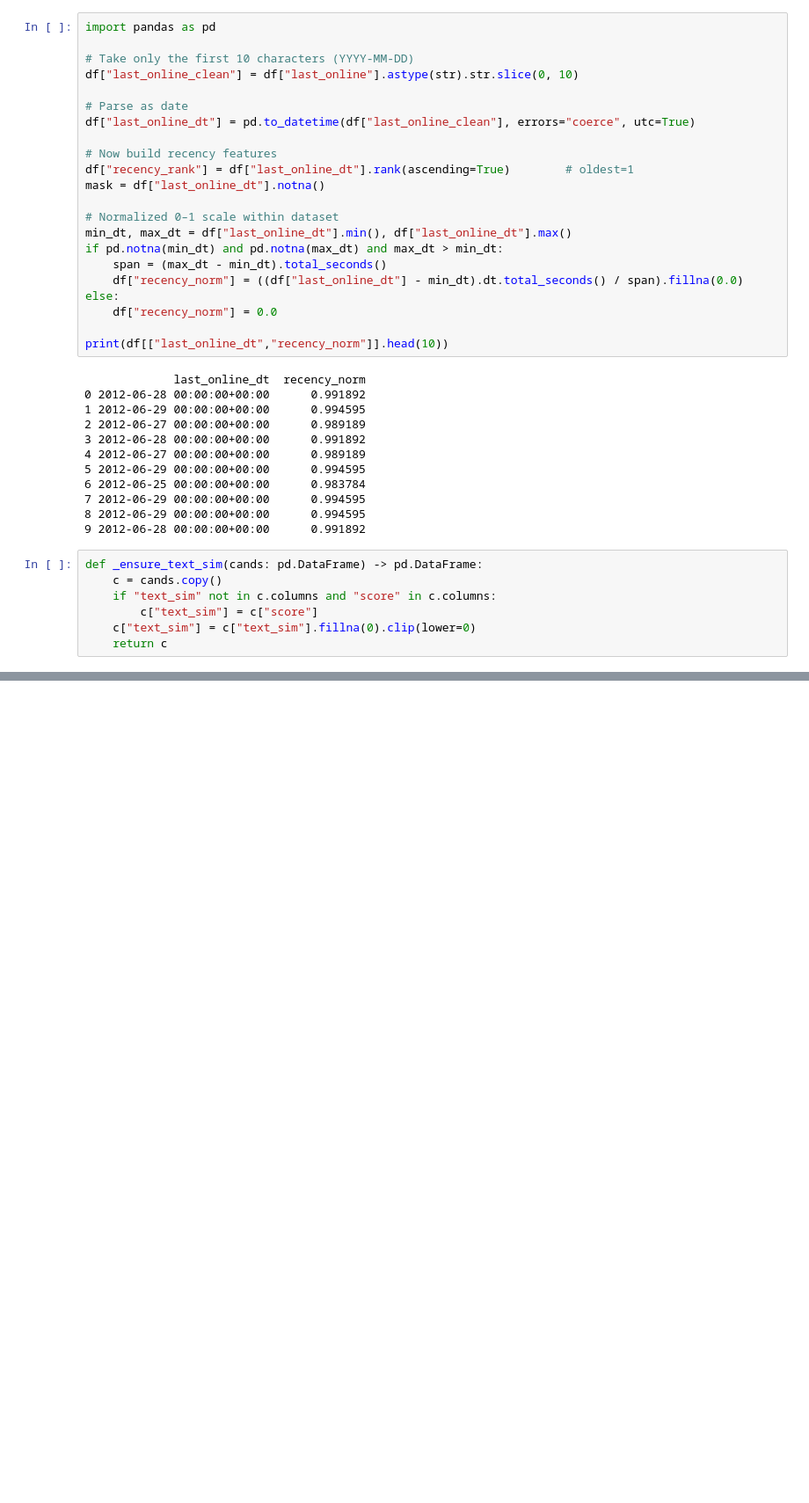
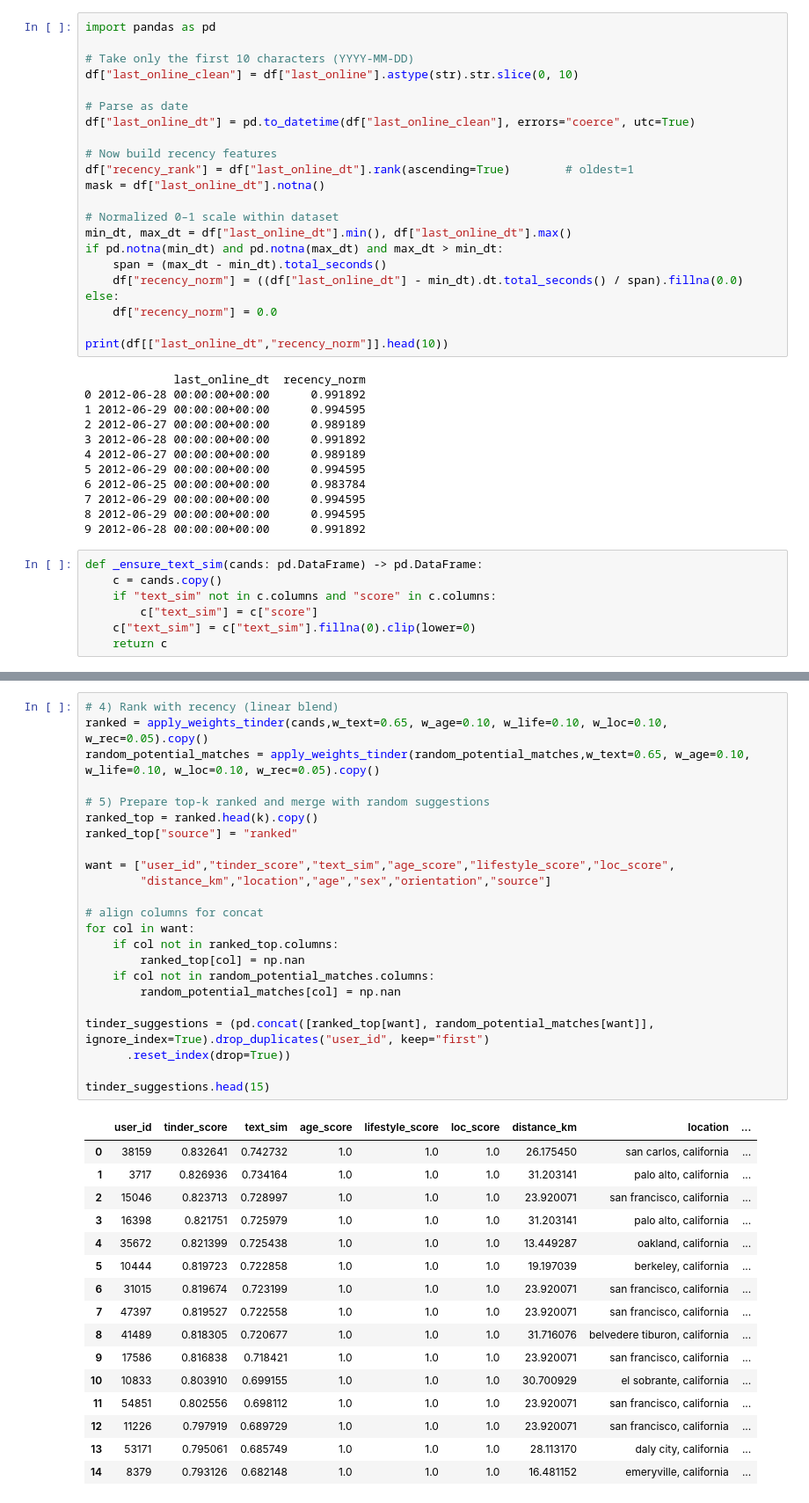
Before and after one commit to KrishaVeera/Decoding-the-Dating-Game, a Jupyter notebook: tinder_algo.ipynb, the cells around one changed output, grey strips where cells are left out. Shown at 88% size. Drawn from its saved outputs; the diff is of its cells as text; blank space fills up the shorter version.

```diff
--- a/tinder_algo.ipynb
+++ b/tinder_algo.ipynb
@@ -129,0 +257,40 @@ After age rule: 1126
+# %%
+# 4) Rank with recency (linear blend)
+ranked = apply_weights_tinder(cands,w_text=0.65, w_age=0.10, w_life=0.10, w_loc=0.10, w_rec=0.05).copy()
+random_potential_matches = apply_weights_tinder(random_potential_matches,w_text=0.65, w_age=0.10, w_life=0.10, w_loc=0.10, w_rec=0.05).copy()
+
+# 5) Prepare top-k ranked and merge with random suggestions
+ranked_top = ranked.head(k).copy()
+ranked_top["source"] = "ranked"
+
+want = ["user_id","tinder_score","text_sim","age_score","lifestyle_score","loc_score",
+        "distance_km","location","age","sex","orientation","source"]
+
+# align columns for concat
+for col in want:
+    if col not in ranked_top.columns:
+        ranked_top[col] = np.nan
+    if col not in random_potential_matches.columns:
+        random_potential_matches[col] = np.nan
+
+tinder_suggestions = (pd.concat([ranked_top[want], random_potential_matches[want]], ignore_index=True).drop_duplicates("user_id", keep="first")
+      .reset_index(drop=True))
+
+tinder_suggestions.head(15)
+# %% [output]
+|  | user_id | tinder_score | text_sim | age_score | lifestyle_score | loc_score | distance_km | location | ... |
+| 0 | 38159 | 0.832641 | 0.742732 | 1.0 | 1.0 | 1.0 | 26.175450 | san carlos, california | ... |
+| 1 | 3717 | 0.826936 | 0.734164 | 1.0 | 1.0 | 1.0 | 31.203141 | palo alto, california | ... |
+| 2 | 15046 | 0.823713 | 0.728997 | 1.0 | 1.0 | 1.0 | 23.920071 | san francisco, california | ... |
+| 3 | 16398 | 0.821751 | 0.725979 | 1.0 | 1.0 | 1.0 | 31.203141 | palo alto, california | ... |
+| 4 | 35672 | 0.821399 | 0.725438 | 1.0 | 1.0 | 1.0 | 13.449287 | oakland, california | ... |
+| 5 | 10444 | 0.819723 | 0.722858 | 1.0 | 1.0 | 1.0 | 19.197039 | berkeley, california | ... |
+| 6 | 31015 | 0.819674 | 0.723199 | 1.0 | 1.0 | 1.0 | 23.920071 | san francisco, california | ... |
+| 7 | 47397 | 0.819527 | 0.722558 | 1.0 | 1.0 | 1.0 | 23.920071 | san francisco, california | ... |
+| 8 | 41489 | 0.818305 | 0.720677 | 1.0 | 1.0 | 1.0 | 31.716076 | belvedere tiburon, california | ... |
+| 9 | 17586 | 0.816838 | 0.718421 | 1.0 | 1.0 | 1.0 | 23.920071 | san francisco, california | ... |
+| 10 | 10833 | 0.803910 | 0.699155 | 1.0 | 1.0 | 1.0 | 30.700929 | el sobrante, california | ... |
+| 11 | 54851 | 0.802556 | 0.698112 | 1.0 | 1.0 | 1.0 | 23.920071 | san francisco, california | ... |
+| 12 | 11226 | 0.797919 | 0.689729 | 1.0 | 1.0 | 1.0 | 23.920071 | san francisco, california | ... |
+| 13 | 53171 | 0.795061 | 0.685749 | 1.0 | 1.0 | 1.0 | 28.113170 | daly city, california | ... |
+| 14 | 8379 | 0.793126 | 0.682148 | 1.0 | 1.0 | 1.0 | 16.481152 | emeryville, california | ... |
```
Also changed, not shown: parts of 7 cells of this notebook.
